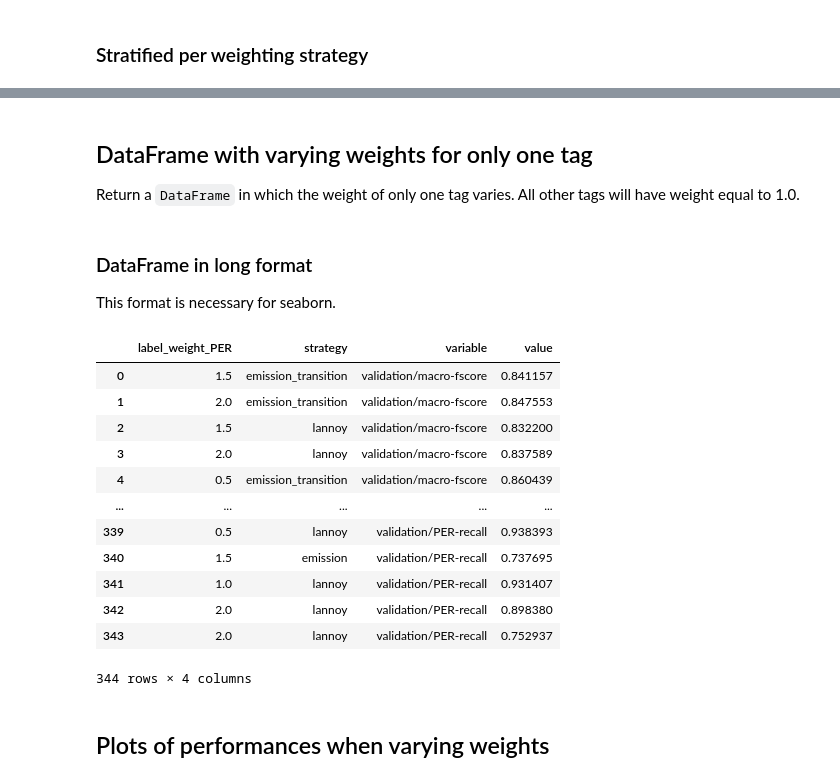
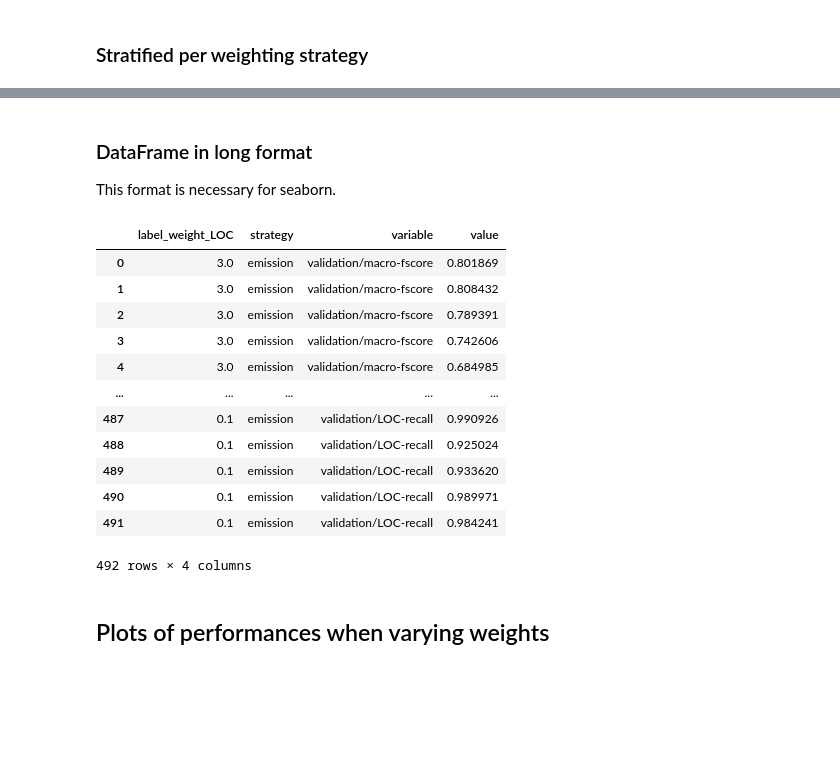
Before and after one commit to eraldoluis/allennlp-weighted-crf, a Jupyter notebook: notebooks/wandb_sweep_analysis_steps_denominator.ipynb, the cells around one changed output, grey strips where cells are left out. Cells and saved outputs as stored; diff of their text form; code cells hidden in the pictures; blank space fills up the shorter version.

```diff
--- a/notebooks/wandb_sweep_analysis_steps_denominator.ipynb
+++ b/notebooks/wandb_sweep_analysis_steps_denominator.ipynb
@@ -151,7 +157,23 @@ masks_weight1 = [df_last_step[f"label_weight_{tag}"] == 1.0 for tag in tags]
+# %%
+import numpy as np
+
+masks_tag_is_1 = [df_last_step[f"label_weight_{tag}"] == 1.0 for tag in tags]
+masks_tag_not_1 = [df_last_step[f"label_weight_{tag}"] != 1.0 for tag in tags]
+
+# verify that only one tag has weight different of 1.0 in all runs
+for i_tag, (mask_tag_is_1, mask_tag_not_1) in enumerate(zip(masks_tag_is_1, masks_tag_not_1)):
+    if np.any(mask_tag_is_1 & mask_tag_not_1):
+        raise AssertionError(f"Inconsistency for tag {tags[i_tag]} ({i_tag})")
+
+# mask for the baseline runs (all tags with weight equal to 1.0)
+mask_all_is_1 = np.logical_and.reduce(masks_tag_is_1)
+
+# create masks with varying-weight runs for each tag
+masks_tag_var_weight = [mask_tag_not_1 | mask_all_is_1 for mask_tag_not_1 in masks_tag_not_1]
 # %% [markdown]
 ## Number of runs with weight different of 1.0 for each tag
 # %%
-for i_tag, mask in enumerate(masks_weight1):
-    print(f"{tags[i_tag]}: {len(mask) - mask.sum()}")
+for i_tag, mask in enumerate(masks_tag_not_1):
+    print(f"{tags[i_tag]}: {mask.sum()}")
 # %% [output]
 O: 0
@@ -164,8 +186,8 @@ MISC: 0
 # %%
 for strategy, df in df_last_step.groupby("strategy"):
     print(f"Strategy: {strategy}")
-    for i_tag, mask in enumerate(masks_weight1):
-        print(f"\t{tags[i_tag]}: {len(mask.loc[df.index]) - mask.loc[df.index].sum()}")
+    for i_tag, mask in enumerate(masks_tag_not_1):
+        print(f"\t{tags[i_tag]}: {mask.loc[df.index].sum()}")
 # %% [output]
 Strategy: emission
         O: 0
@@ -186,6 +208,2 @@ Strategy: lannoy
         ORG: 0
         MISC: 0
-# %% [markdown]
-## DataFrame with varying weights for only one tag
-Return a `DataFrame` in which the weight of only one tag varies.
-All other tags will have weight equal to 1.0.
@@ -206,23 +218,25 @@ def get_df_melted_var_weight_for_tag(i_tag):
         f"validation/{tags[i_tag]}-precision",
         f"validation/{tags[i_tag]}-recall"
     ]
-    return get_df_var_weight_for_tag(i_tag).melt(id_vars=[f"label_weight_{tags[i_tag]}", "strategy"], value_vars=value_cols)
+    df = df_last_step[masks_tag_var_weight[i_tag]]
+    df_melted = df.melt(id_vars=[f"label_weight_{tags[i_tag]}", "strategy"], value_vars=value_cols)
+    return df_melted
 # %%
-get_df_melted_var_weight_for_tag(1)
+get_df_melted_var_weight_for_tag(2)
 # %% [output]
-|  | label_weight_PER | strategy | variable | value |
-| 0 | 1.5 | emission_transition | validation/macro-fscore | 0.841157 |
-| 1 | 2.0 | emission_transition | validation/macro-fscore | 0.847553 |
-| 2 | 1.5 | lannoy | validation/macro-fscore | 0.832200 |
-| 3 | 2.0 | lannoy | validation/macro-fscore | 0.837589 |
-| 4 | 0.5 | emission_transition | validation/macro-fscore | 0.860439 |
+|  | label_weight_LOC | strategy | variable | value |
+| 0 | 3.0 | emission | validation/macro-fscore | 0.801869 |
+| 1 | 3.0 | emission | validation/macro-fscore | 0.808432 |
+| 2 | 3.0 | emission | validation/macro-fscore | 0.789391 |
+| 3 | 3.0 | emission | validation/macro-fscore | 0.742606 |
+| 4 | 3.0 | emission | validation/macro-fscore | 0.684985 |
 | ... | ... | ... | ... | ... |
-| 339 | 0.5 | lannoy | validation/PER-recall | 0.938393 |
-| 340 | 1.5 | emission | validation/PER-recall | 0.737695 |
-| 341 | 1.0 | lannoy | validation/PER-recall | 0.931407 |
-| 342 | 2.0 | lannoy | validation/PER-recall | 0.898380 |
-| 343 | 2.0 | lannoy | validation/PER-recall | 0.752937 |
+| 487 | 0.1 | emission | validation/LOC-recall | 0.990926 |
+| 488 | 0.1 | emission | validation/LOC-recall | 0.925024 |
+| 489 | 0.1 | emission | validation/LOC-recall | 0.933620 |
+| 490 | 0.1 | emission | validation/LOC-recall | 0.989971 |
+| 491 | 0.1 | emission | validation/LOC-recall | 0.984241 |
-344 rows × 4 columns
+492 rows × 4 columns
 # %% [markdown]
 ## Plots of performances when varying weights
 # %%
```
Also changed, not shown: parts of 21 cells of this notebook.
